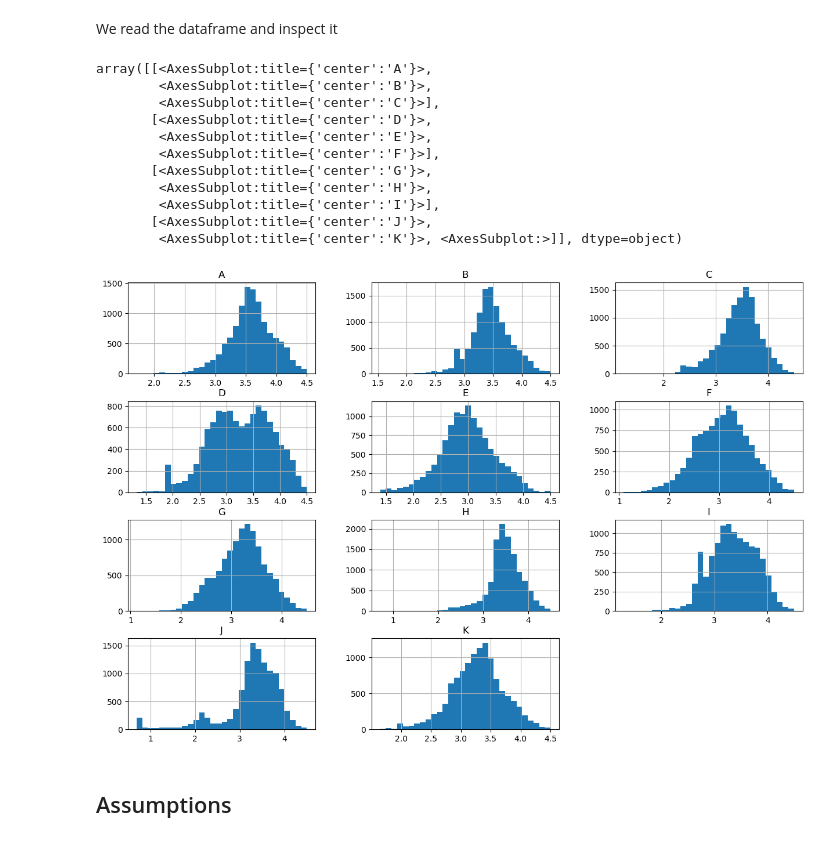
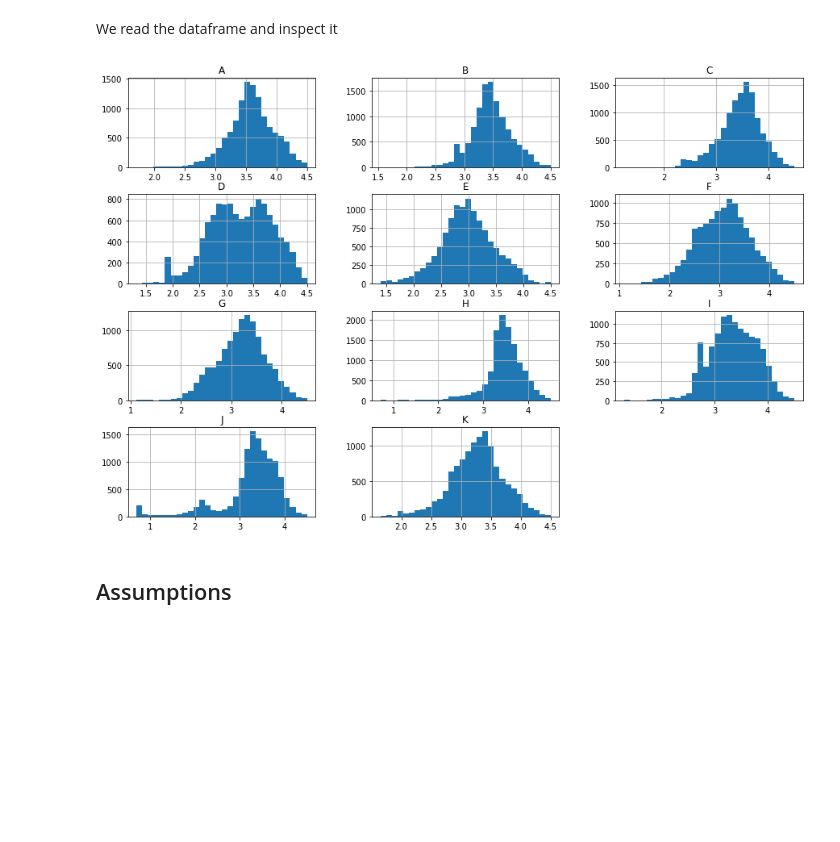
Before and after one commit to csotogd/DAG_stats, a Jupyter notebook: assignment1.ipynb, the cells around one changed output. Cells and saved outputs as stored; diff of their text form; code cells hidden in the pictures; blank space fills up the shorter version.

```diff
--- a/assignment1.ipynb
+++ b/assignment1.ipynb
@@ -16,20 +16,9 @@ We read the dataframe and inspect it
 # %%
 df = pd.read_csv('a1_data.csv')
 # %%
-df.hist(bins=30, figsize=(15, 10))
+_ = df.hist(bins=30, figsize=(15, 10))
 # %% [output]
-array([[<AxesSubplot:title={'center':'A'}>,
-        <AxesSubplot:title={'center':'B'}>,
-        <AxesSubplot:title={'center':'C'}>],
-       [<AxesSubplot:title={'center':'D'}>,
-        <AxesSubplot:title={'center':'E'}>,
-        <AxesSubplot:title={'center':'F'}>],
-       [<AxesSubplot:title={'center':'G'}>,
-        <AxesSubplot:title={'center':'H'}>,
-        <AxesSubplot:title={'center':'I'}>],
-       [<AxesSubplot:title={'center':'J'}>,
-        <AxesSubplot:title={'center':'K'}>, <AxesSubplot:>]], dtype=object)
-[figure, old version]
+[figure, new version]
 # %% [markdown]
 ## Assumptions
 # %% [markdown]
```
Also changed, not shown: parts of 8 cells of this notebook, 1 other file.
